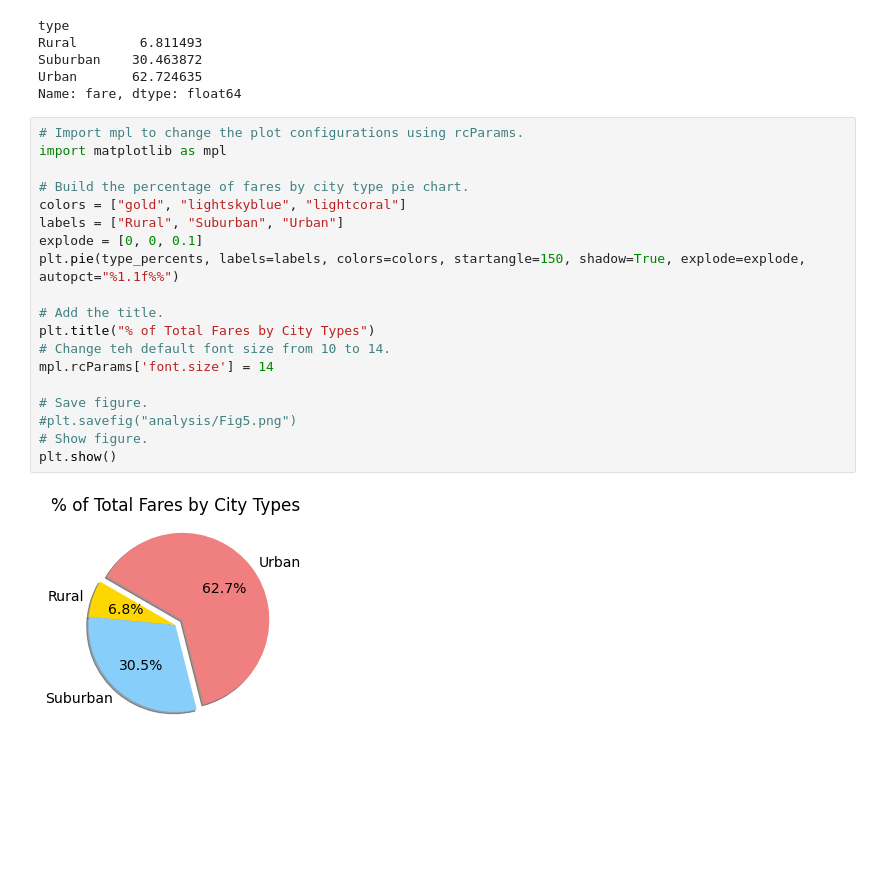
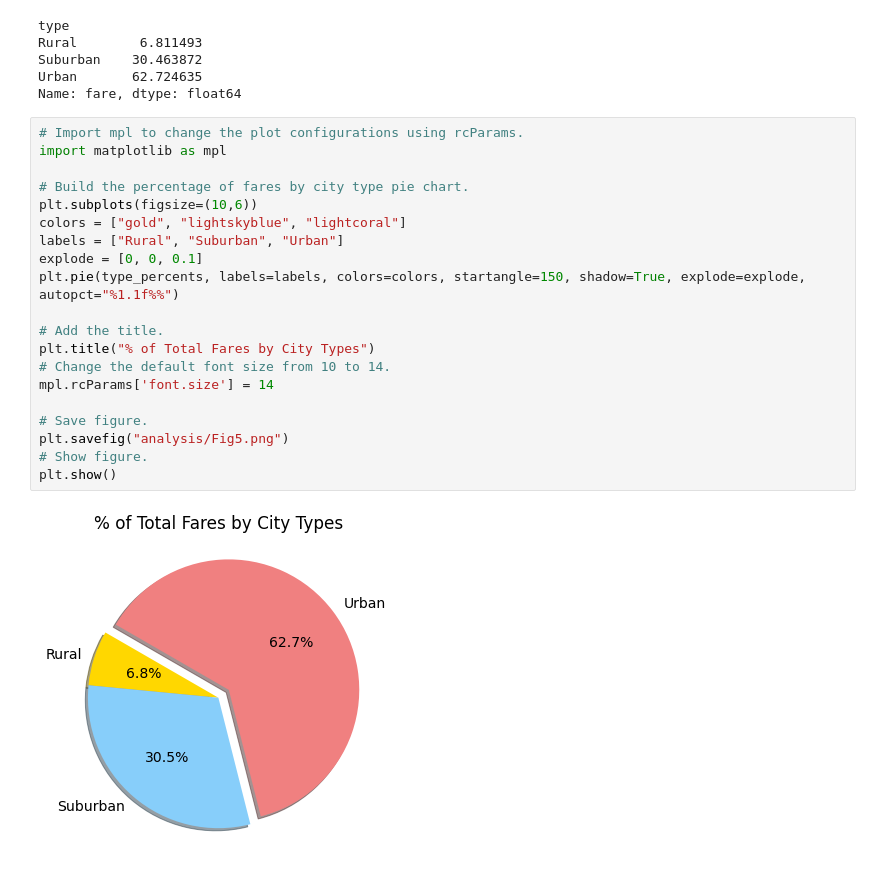
Before and after one commit to Subhangi-G/PyBer_Analysis, a Jupyter notebook: PyBer.ipynb, the cells around one changed output. Drawn from its saved outputs; the diff is of its cells as text; blank space fills up the shorter version.

```diff
--- a/PyBer.ipynb
+++ b/PyBer.ipynb
@@ -933,21 +933,22 @@ Name: fare, dtype: float64
 # %%
 # Import mpl to change the plot configurations using rcParams.
 import matplotlib as mpl
 
 # Build the percentage of fares by city type pie chart.
+plt.subplots(figsize=(10,6))
 colors = ["gold", "lightskyblue", "lightcoral"]
 labels = ["Rural", "Suburban", "Urban"]
 explode = [0, 0, 0.1]
 plt.pie(type_percents, labels=labels, colors=colors, startangle=150, shadow=True, explode=explode, autopct="%1.1f%%")
 
 # Add the title.
 plt.title("% of Total Fares by City Types")
-# Change teh default font size from 10 to 14.
+# Change the default font size from 10 to 14.
 mpl.rcParams['font.size'] = 14
 
 # Save figure.
-#plt.savefig("analysis/Fig5.png")
+plt.savefig("analysis/Fig5.png")
 # Show figure.
 plt.show()
 # %% [output]
-[figure, old version]
+[figure, new version]
```
Also changed, not shown: parts of 5 cells of this notebook.
